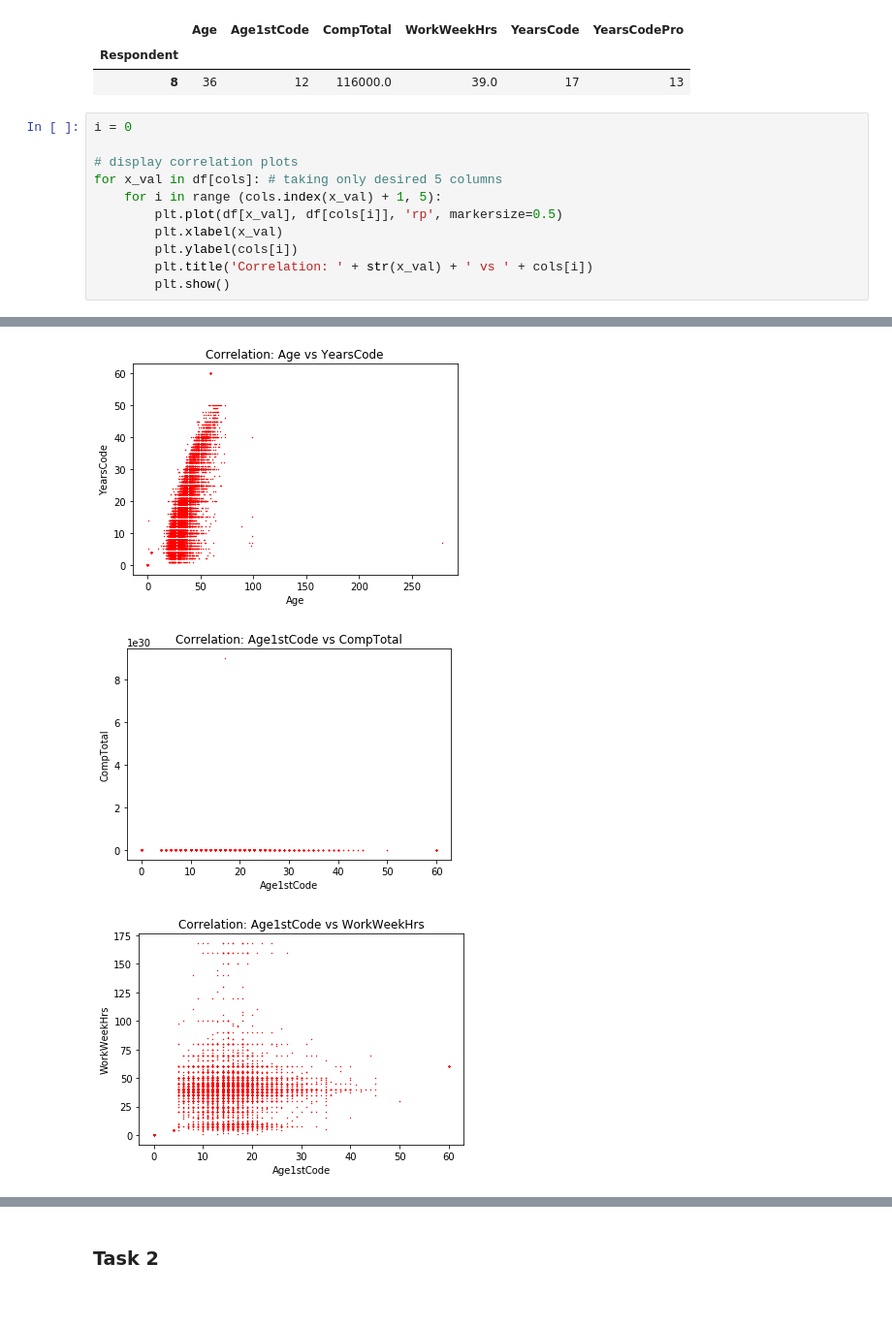
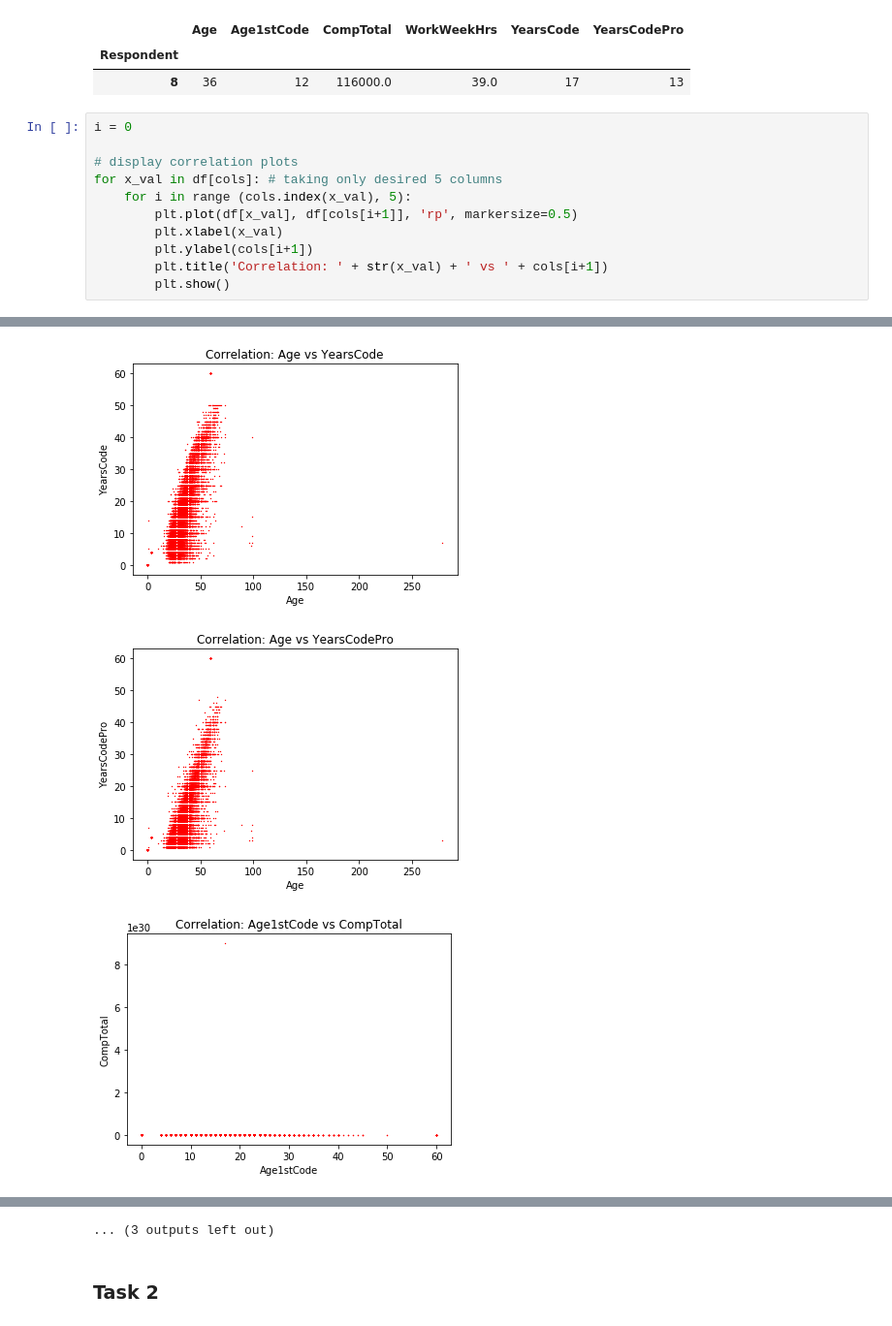
Before and after one commit to kamikadze366/first-assignment, a Jupyter notebook: Zestaw_2/Zestaw_2_odp.ipynb, the cells around one changed output, grey strips where cells are left out. Shown at 97% size. Cells and saved outputs as stored; diff of their text form.

Commit message:
Fix plots

```diff
--- a/Zestaw_2/Zestaw_2_odp.ipynb
+++ b/Zestaw_2/Zestaw_2_odp.ipynb
@@ -81,18 +81,18 @@ df[cols].head(1)
 # %%
 i = 0
 
 # display correlation plots
 for x_val in df[cols]: # taking only desired 5 columns
-    for i in range (cols.index(x_val) + 1, 5):
-        plt.plot(df[x_val], df[cols[i]], 'rp', markersize=0.5)
+    for i in range (cols.index(x_val), 5):
+        plt.plot(df[x_val], df[cols[i+1]], 'rp', markersize=0.5)
         plt.xlabel(x_val)
-        plt.ylabel(cols[i])
-        plt.title('Correlation: ' + str(x_val) + ' vs ' + cols[i])
+        plt.ylabel(cols[i+1])
+        plt.title('Correlation: ' + str(x_val) + ' vs ' + cols[i+1])
         plt.show()
 # %% [output]
 [figure]
 [figure]
 [figure]
 [figure]
-[figure, old version]
+[figure, new version]
-[figure, old version]
+[figure, new version]
@@ -103,3 +105,4 @@ for x_val in df[cols]: # taking only desired 5 columns
+... (3 outputs left out)
 # %% [markdown]
 ### Task 2
 # %%
```
Also changed, not shown: parts of 1 cell of this notebook.
